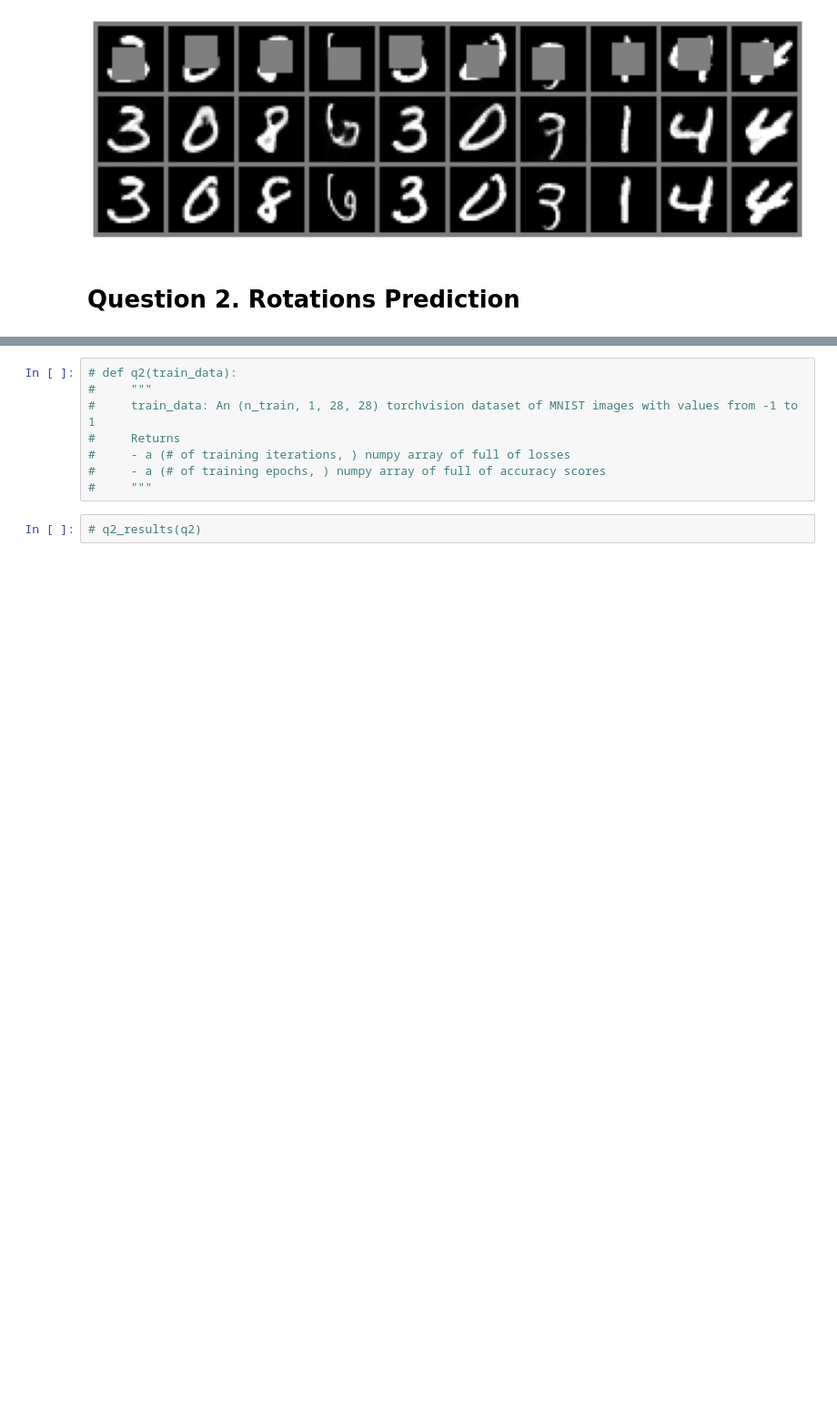
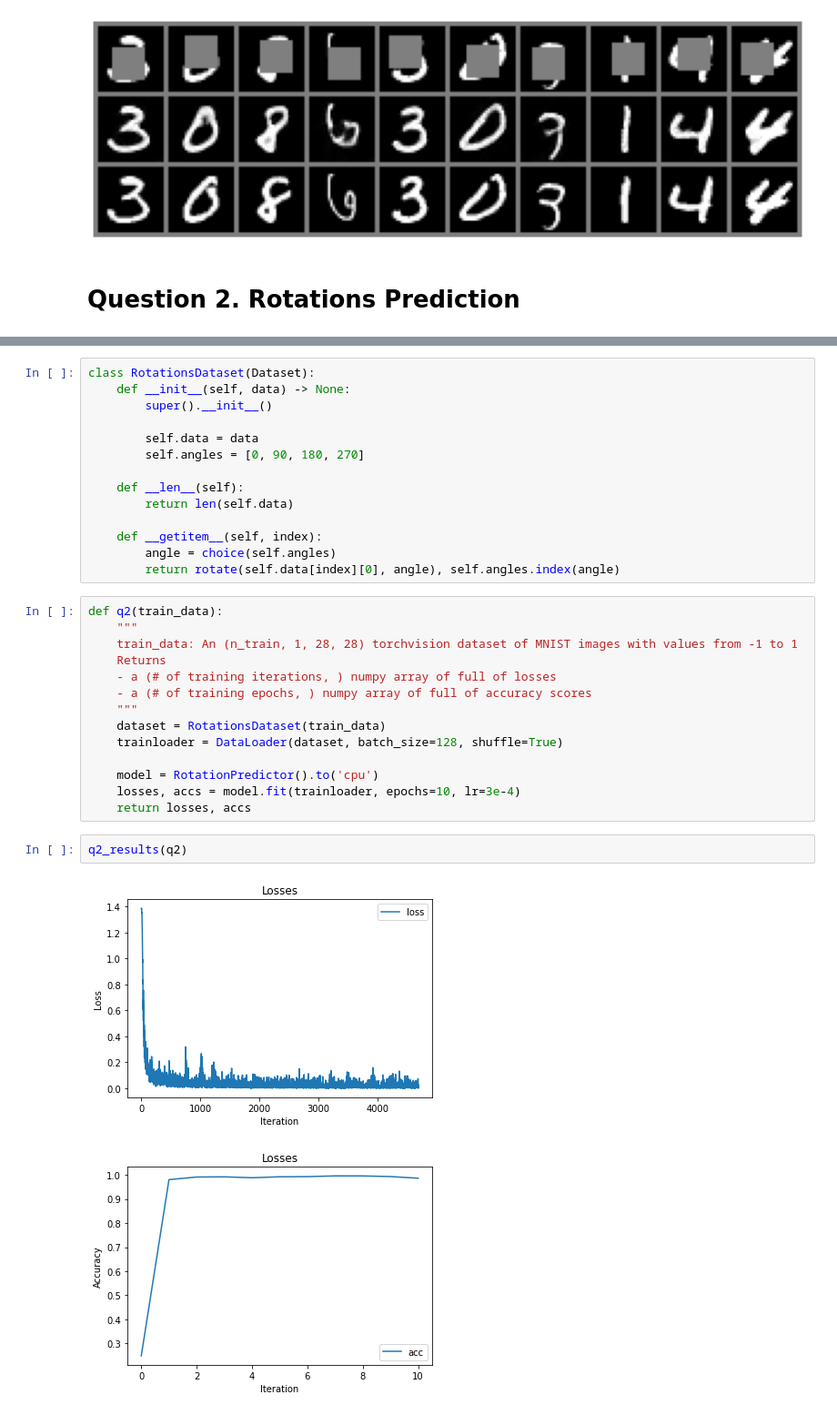
Before and after one commit to Stasiche/dul_2021, a Jupyter notebook: Homework10_selfsupervised.ipynb, the cells around one changed output, grey strips where cells are left out. Shown: that part at 91% size. Saved outputs shown, nothing was run; the diff lists cells and outputs as text; blank space fills up the shorter version.

```diff
--- a/Homework10_selfsupervised.ipynb
+++ b/Homework10_selfsupervised.ipynb
@@ -83,10 +88,33 @@ We will work with same rotations as in paper (0, 90, 180, 270). You can use arch
+# %%
+class RotationsDataset(Dataset):
+    def __init__(self, data) -> None:
+        super().__init__()
+
+        self.data = data
+        self.angles = [0, 90, 180, 270]
+
+    def __len__(self):
+        return len(self.data)
+
+    def __getitem__(self, index):
+        angle = choice(self.angles)
+        return rotate(self.data[index][0], angle), self.angles.index(angle)
 # %%
-# def q2(train_data):
-#     """
-#     train_data: An (n_train, 1, 28, 28) torchvision dataset of MNIST images with values from -1 to 1
-#     Returns
-#     - a (# of training iterations, ) numpy array of full of losses
-#     - a (# of training epochs, ) numpy array of full of accuracy scores
-#     """
+def q2(train_data):
+    """
+    train_data: An (n_train, 1, 28, 28) torchvision dataset of MNIST images with values from -1 to 1
+    Returns
+    - a (# of training iterations, ) numpy array of full of losses
+    - a (# of training epochs, ) numpy array of full of accuracy scores
+    """
+    dataset = RotationsDataset(train_data)
+    trainloader = DataLoader(dataset, batch_size=128, shuffle=True)
+
+    model = RotationPredictor().to('cpu')
+    losses, accs = model.fit(trainloader, epochs=10, lr=3e-4)
+    return losses, accs
-# %%
-# q2_results(q2)
+# %%
+q2_results(q2)
+# %% [output]
+[figure, added]
+[figure, added]
```
Also changed, not shown: parts of 1 cell of this notebook, 1 other file.
